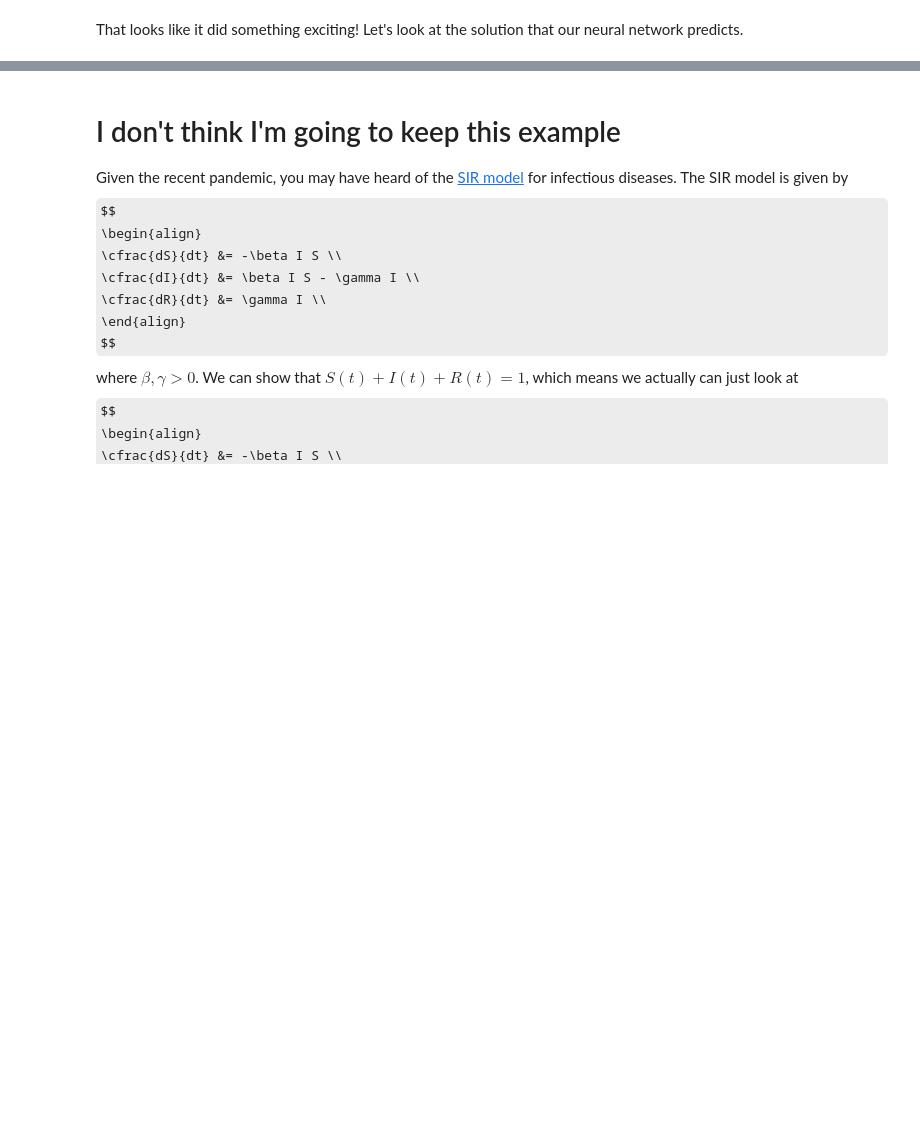
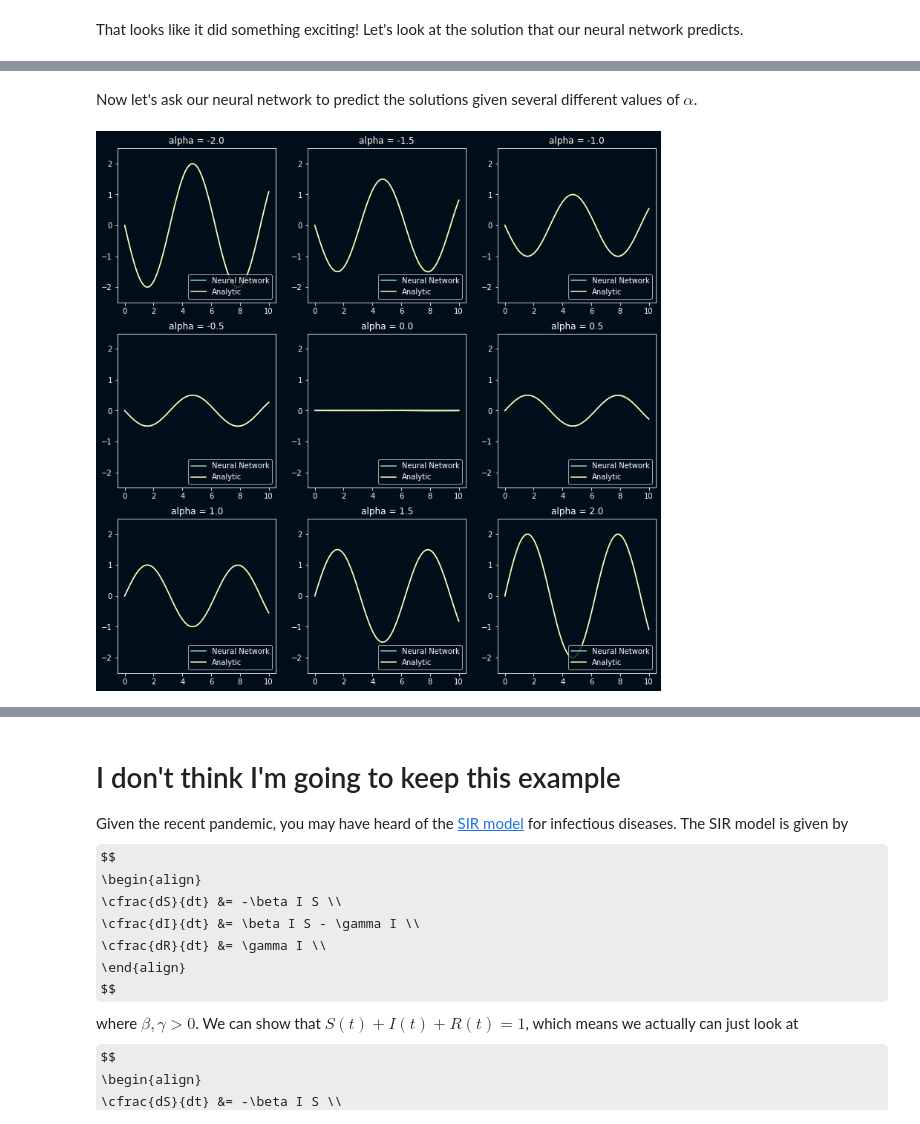
Before and after one commit to jlindbloom/qed404, a Jupyter notebook: _notebooks/2021-01-01-ode-inference-with-pydens-and-pymc3.ipynb, the cells around one changed output, grey strips where cells are left out. Saved outputs shown, nothing was run; the diff lists cells and outputs as text; code cells hidden in the pictures; some formulas as TeX source; blank space fills up the shorter version.

```diff
--- a/_notebooks/2021-01-01-ode-inference-with-pydens-and-pymc3.ipynb
+++ b/_notebooks/2021-01-01-ode-inference-with-pydens-and-pymc3.ipynb
@@ -133,0 +157,26 @@ That looks pretty accurate.
+# %% [markdown]
+Now let's ask our neural network to predict the solutions given several different values of $\alpha$.
+# %%
+#collapse
+t = np.linspace(0, 10, 100)
+alphas = [-2.0, -1.5, -1.0, -0.5, 0.0, 0.5, 1.0, 1.5, 2.0]
+nn_sols = np.zeros((len(t), len(alphas)))
+
+for j, alpha in enumerate(alphas):
+    alpha_vec = alpha*np.ones(len(t))
+    inputs = np.stack([t, alpha_vec]).T
+    nn_sol = dg.solve(inputs)[:,0]
+    nn_sols[:,j] = nn_sol
+
+fig, axs = plt.subplots(3, 3, figsize=(13,13))
+for j, ax in enumerate(fig.axes):
+    analytic_sol = alphas[j]*np.sin(t)
+    ax.plot(t, nn_sols[:,j], label="Neural Network")
+    ax.plot(t, analytic_sol, label="Analytic")
+    ax.set_title(f"alpha = {alphas[j]}")
+    ax.legend(loc="lower right")
+    ax.set_ylim(-2.5, 2.5)
+
+plt.show()
+# %% [output]
+[figure, added]
```
Also changed, not shown: parts of 10 cells of this notebook.
